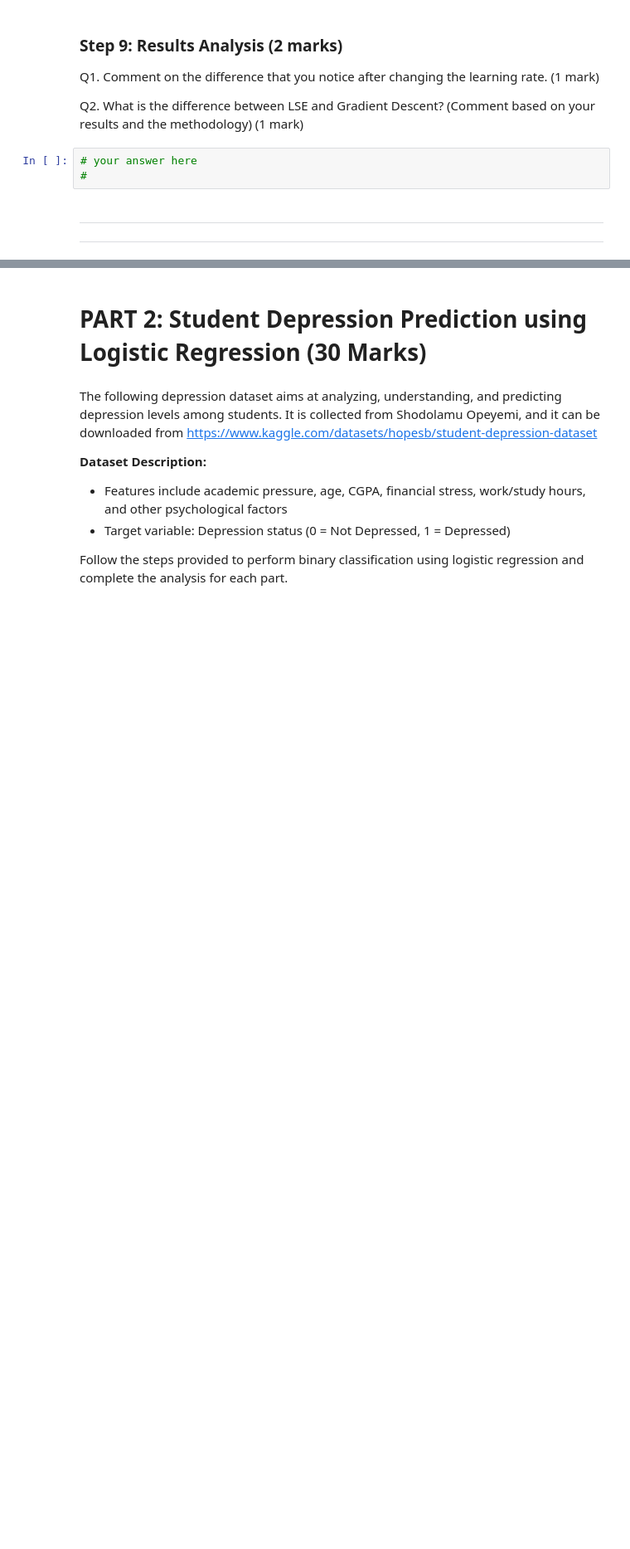
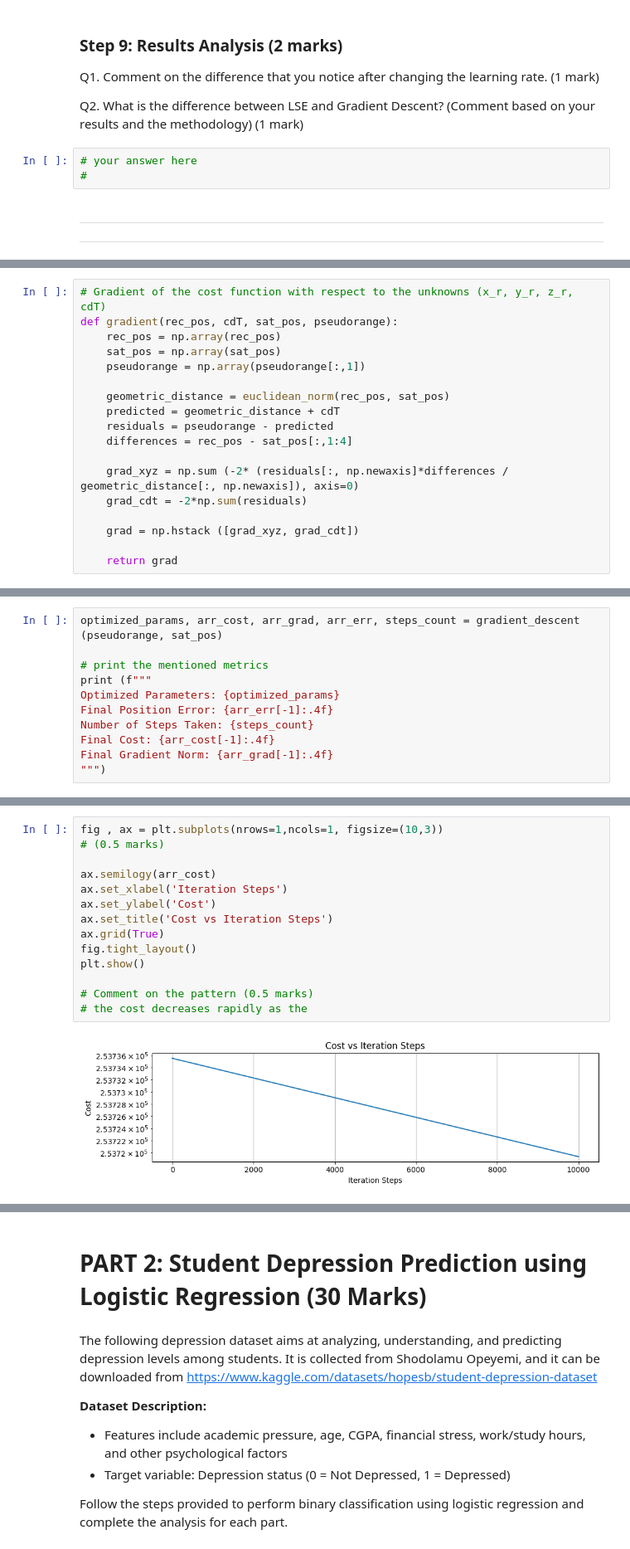
Before and after one commit to nathanielmills-101/ENGG680_2025_Fall, a Jupyter notebook: Assignment2.ipynb, the cells around one changed output, grey strips where cells are left out. Shown at 83% size. Cells and saved outputs as stored; diff of their text form; blank space fills up the shorter version.

```diff
--- a/Assignment2.ipynb
+++ b/Assignment2.ipynb
@@ -502,0 +545,18 @@ Q2. What is the difference between LSE and Gradient Descent? (Comment based on y
+# %%
+# Gradient of the cost function with respect to the unknowns (x_r, y_r, z_r, cdT)
+def gradient(rec_pos, cdT, sat_pos, pseudorange):
+    rec_pos = np.array(rec_pos)
+    sat_pos = np.array(sat_pos)
+    pseudorange = np.array(pseudorange[:,1])
+
+    geometric_distance = euclidean_norm(rec_pos, sat_pos)
+    predicted = geometric_distance + cdT
+    residuals = pseudorange - predicted
+    differences = rec_pos - sat_pos[:,1:4]
+
+    grad_xyz = np.sum (-2* (residuals[:, np.newaxis]*differences / geometric_distance[:, np.newaxis]), axis=0)
+    grad_cdt = -2*np.sum(residuals)
+
+    grad = np.hstack ([grad_xyz, grad_cdt])
+
+    return grad
@@ -502,0 +685,11 @@ Q2. What is the difference between LSE and Gradient Descent? (Comment based on y
+# %%
+optimized_params, arr_cost, arr_grad, arr_err, steps_count = gradient_descent (pseudorange, sat_pos)
+
+# print the mentioned metrics
+print (f"""
+Optimized Parameters: {optimized_params}
+Final Position Error: {arr_err[-1]:.4f}
+Number of Steps Taken: {steps_count}
+Final Cost: {arr_cost[-1]:.4f}
+Final Gradient Norm: {arr_grad[-1]:.4f}
+""")
@@ -502,0 +713,16 @@ Q2. What is the difference between LSE and Gradient Descent? (Comment based on y
+# %%
+fig , ax = plt.subplots(nrows=1,ncols=1, figsize=(10,3))
+# (0.5 marks)
+
+ax.semilogy(arr_cost)
+ax.set_xlabel('Iteration Steps')
+ax.set_ylabel('Cost')
+ax.set_title('Cost vs Iteration Steps')
+ax.grid(True)
+fig.tight_layout()
+plt.show()
+
+# Comment on the pattern (0.5 marks)
+# the cost decreases rapidly as the
+# %% [output]
+[figure, added]
```
Also changed, not shown: parts of 24 cells of this notebook.
